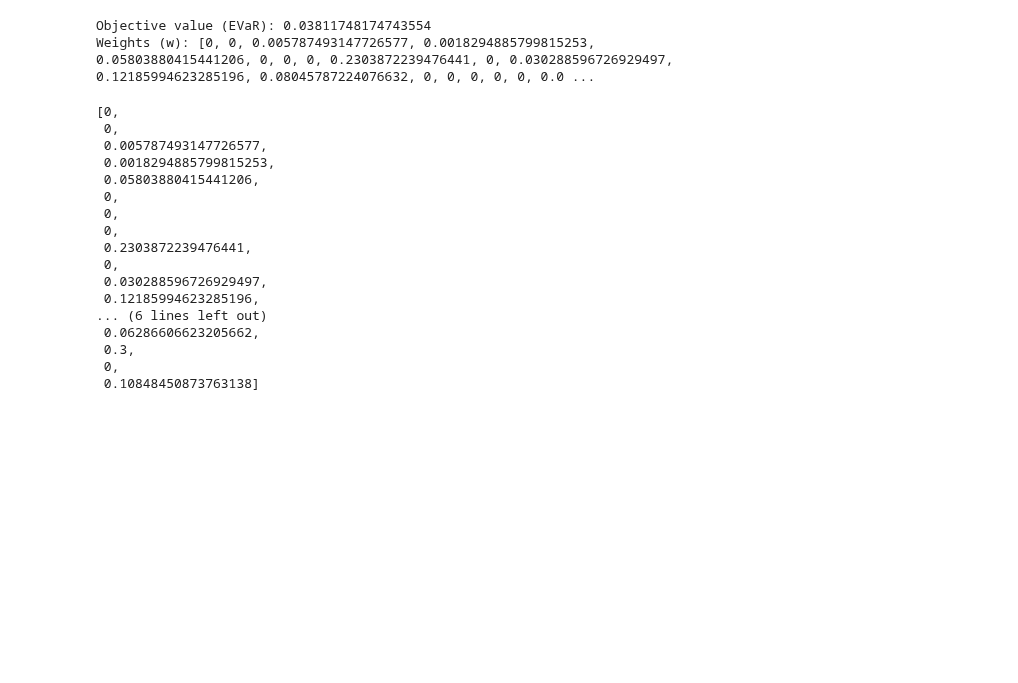
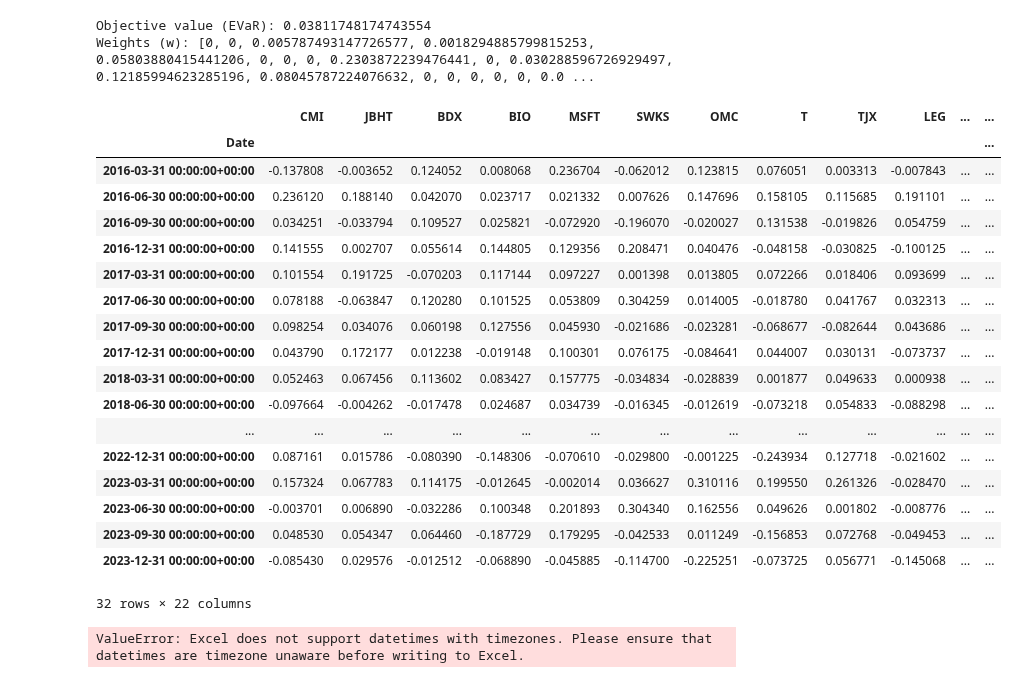
Before and after one commit to mkowalewski1282/portfolio_analysis, a Jupyter notebook: portfolio_optimization_tests.ipynb, the cells around one changed output. Saved outputs shown, nothing was run; the diff lists cells and outputs as text; code cells hidden in the pictures; blank space fills up the shorter version.

```diff
--- a/portfolio_optimization_tests.ipynb
+++ b/portfolio_optimization_tests.ipynb
@@ -17,23 +18,3 @@ evar = optimizer.get_solution_evar()
 # %% [output]
 Objective value (EVaR): 0.03811748174743554
 Weights (w): [0, 0, 0.005787493147726577, 0.0018294885799815253, 0.05803880415441206, 0, 0, 0, 0.2303872239476441, 0, 0.030288596726929497, 0.12185994623285196, 0.08045787224076632, 0, 0, 0, 0, 0, 0.0 ...
-# %%
-weights
-# %% [output]
-[0,
- 0,
- 0.005787493147726577,
- 0.0018294885799815253,
- 0.05803880415441206,
- 0,
- 0,
- 0,
- 0.2303872239476441,
- 0,
- 0.030288596726929497,
- 0.12185994623285196,
-... (6 lines left out)
- 0.06286606623205662,
- 0.3,
- 0,
- 0.10848450873763138]
@@ -39,0 +25,36 @@ weights
+# %%
+optimizer = PortfolioOptimization()
+optimizer.set_tau(0.05)
+optimizer.set_maximum_weight(0.3)
+optimizer.load_data_from_csv(r'data\random_data\n_stocks_per_sector.csv')
+optimizer.slice_windows(32, optimizer.get_whole_data_length()-32)
+optimizer.sliced_data
+# %% [output]
+|  | CMI | JBHT | BDX | BIO | MSFT | SWKS | OMC | T | TJX | LEG | ... | ... |
+| Date |  |  |  |  |  |  |  |  |  |  |  | ... |
+| 2016-03-31 00:00:00+00:00 | -0.137808 | -0.003652 | 0.124052 | 0.008068 | 0.236704 | -0.062012 | 0.123815 | 0.076051 | 0.003313 | -0.007843 | ... | ... |
+| 2016-06-30 00:00:00+00:00 | 0.236120 | 0.188140 | 0.042070 | 0.023717 | 0.021332 | 0.007626 | 0.147696 | 0.158105 | 0.115685 | 0.191101 | ... | ... |
+| 2016-09-30 00:00:00+00:00 | 0.034251 | -0.033794 | 0.109527 | 0.025821 | -0.072920 | -0.196070 | -0.020027 | 0.131538 | -0.019826 | 0.054759 | ... | ... |
+| 2016-12-31 00:00:00+00:00 | 0.141555 | 0.002707 | 0.055614 | 0.144805 | 0.129356 | 0.208471 | 0.040476 | -0.048158 | -0.030825 | -0.100125 | ... | ... |
+| 2017-03-31 00:00:00+00:00 | 0.101554 | 0.191725 | -0.070203 | 0.117144 | 0.097227 | 0.001398 | 0.013805 | 0.072266 | 0.018406 | 0.093699 | ... | ... |
+| 2017-06-30 00:00:00+00:00 | 0.078188 | -0.063847 | 0.120280 | 0.101525 | 0.053809 | 0.304259 | 0.014005 | -0.018780 | 0.041767 | 0.032313 | ... | ... |
+| 2017-09-30 00:00:00+00:00 | 0.098254 | 0.034076 | 0.060198 | 0.127556 | 0.045930 | -0.021686 | -0.023281 | -0.068677 | -0.082644 | 0.043686 | ... | ... |
+| 2017-12-31 00:00:00+00:00 | 0.043790 | 0.172177 | 0.012238 | -0.019148 | 0.100301 | 0.076175 | -0.084641 | 0.044007 | 0.030131 | -0.073737 | ... | ... |
+| 2018-03-31 00:00:00+00:00 | 0.052463 | 0.067456 | 0.113602 | 0.083427 | 0.157775 | -0.034834 | -0.028839 | 0.001877 | 0.049633 | 0.000938 | ... | ... |
+| 2018-06-30 00:00:00+00:00 | -0.097664 | -0.004262 | -0.017478 | 0.024687 | 0.034739 | -0.016345 | -0.012619 | -0.073218 | 0.054833 | -0.088298 | ... | ... |
+| ... | ... | ... | ... | ... | ... | ... | ... | ... | ... | ... | ... | ... |
+| 2022-12-31 00:00:00+00:00 | 0.087161 | 0.015786 | -0.080390 | -0.148306 | -0.070610 | -0.029800 | -0.001225 | -0.243934 | 0.127718 | -0.021602 | ... | ... |
+| 2023-03-31 00:00:00+00:00 | 0.157324 | 0.067783 | 0.114175 | -0.012645 | -0.002014 | 0.036627 | 0.310116 | 0.199550 | 0.261326 | -0.028470 | ... | ... |
+| 2023-06-30 00:00:00+00:00 | -0.003701 | 0.006890 | -0.032286 | 0.100348 | 0.201893 | 0.304340 | 0.162556 | 0.049626 | 0.001802 | -0.008776 | ... | ... |
+| 2023-09-30 00:00:00+00:00 | 0.048530 | 0.054347 | 0.064460 | -0.187729 | 0.179295 | -0.042533 | 0.011249 | -0.156853 | 0.072768 | -0.049453 | ... | ... |
+| 2023-12-31 00:00:00+00:00 | -0.085430 | 0.029576 | -0.012512 | -0.068890 | -0.045885 | -0.114700 | -0.225251 | -0.073725 | 0.056771 | -0.145068 | ... | ... |
+32 rows × 22 columns
+# %%
+number_of_quarters = 32
+tau = 0.05
+maximum_weight = 0.3
+data_path = r'data\random_data\n_stocks_per_sector.csv'
+portfolios = optimize_windows(number_of_quarters, tau, maximum_weight, data_path)
+portfolios.to_csv("data/optimized_portfolios/22_stocks.csv")
+# %% [output]
+ValueError: Excel does not support datetimes with timezones. Please ensure that datetimes are timezone unaware before writing to Excel.
```
Also changed, not shown: parts of 5 cells of this notebook.
